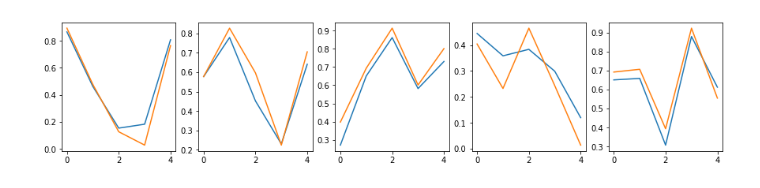
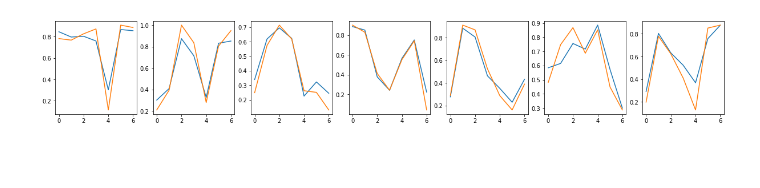
Before and after one commit to kbpositive/machine-learning, a Jupyter notebook: ReinforcementLearning/vanillaPolicyGradient.ipynb, the cells around one changed output. Drawn from its saved outputs; the diff is of its cells as text; code cells hidden in the pictures; blank space fills up the shorter version.

```diff
--- a/ReinforcementLearning/vanillaPolicyGradient.ipynb
+++ b/ReinforcementLearning/vanillaPolicyGradient.ipynb
@@ -34,14 +3,0 @@ Single state
-# %%
-inputs = 5
-outputs = 5
-inp = np.ones(inputs)
-targ = np.random.random_sample((outputs,))
-wgt = np.random.random_sample((outputs,inputs))
-lr = 0.01
-m = np.zeros((outputs,inputs))
-v = np.zeros((outputs,inputs))
-
-for _ in range(50):
-    wgt,m,v = adam(wgt,m,v,target(targ),inp,lr)
-results = np.array([sigmoid(feed(inp,wgt)),targ]).T
-plt.plot(results)
@@ -54,20 +77,27 @@ Multi-State
 # %%
-inputs = 5
-outputs = 5
-states = 5
-inps = np.eye(states)
-targs = np.random.random_sample((outputs,states))
-wgts = np.random.random_sample((outputs,inputs))
-lr = 0.01
-m = np.zeros((outputs,inputs))
-v = np.zeros((outputs,inputs))
+# 7 states (inputs = 7x7 identity matrix)
+states = 7
+input_values = 7
+inputs = np.eye(states)
 
+# single layer vanilla NN
+output_values = 7
+learning_rate = 0.01
+weights = np.random.random_sample((output_values,input_values))
+target_distribution = np.random.random_sample((output_values,states))
+first_moment = np.zeros((output_values,input_values))
+second_moment = np.zeros((output_values,input_values))
+
+# fitting 7 target distributions in 50 epochs each based on random samples (contextual bandit)
 for epoch in range(250):
-    wgts,m,v = adam(wgts,m,v,target(targs[epoch%states]),inps[epoch%states],lr)
-results = [np.array([sigmoid(feed(inps[n],wgts)),targs[n]]).T for n in range(states)]
+    input = inputs[epoch%states]
+    target = sample_distribution(target_distribution[epoch%states])
+    weights,first_moment,second_moment = adam(weights,input,target,learning_rate,first_moment,second_moment)
 
-fig, axs = plt.subplots(1, outputs, figsize=(3*outputs,3))
-for j,ax in enumerate(axs):
-    ax.plot(results[j])
+# targets = orange; predictions = blue
+results = [np.array([sigmoid(feed(inputs[state],weights)),target_distribution[state]]).T for state in range(states)]
+fig, axs = plt.subplots(1, output_values, figsize=(3*output_values,3))
+for index,ax in enumerate(axs):
+    ax.plot(results[index])
 # %% [output]
-[figure, old version]
+[figure, new version]
```
Also changed, not shown: parts of 7 cells of this notebook.
